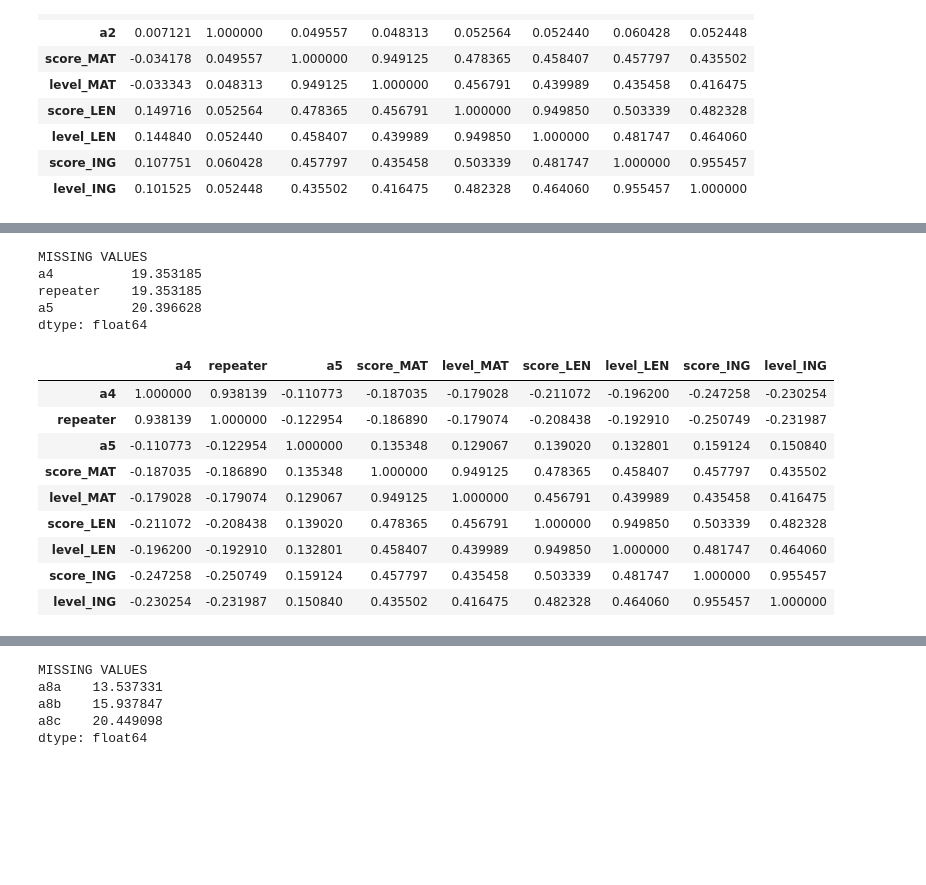
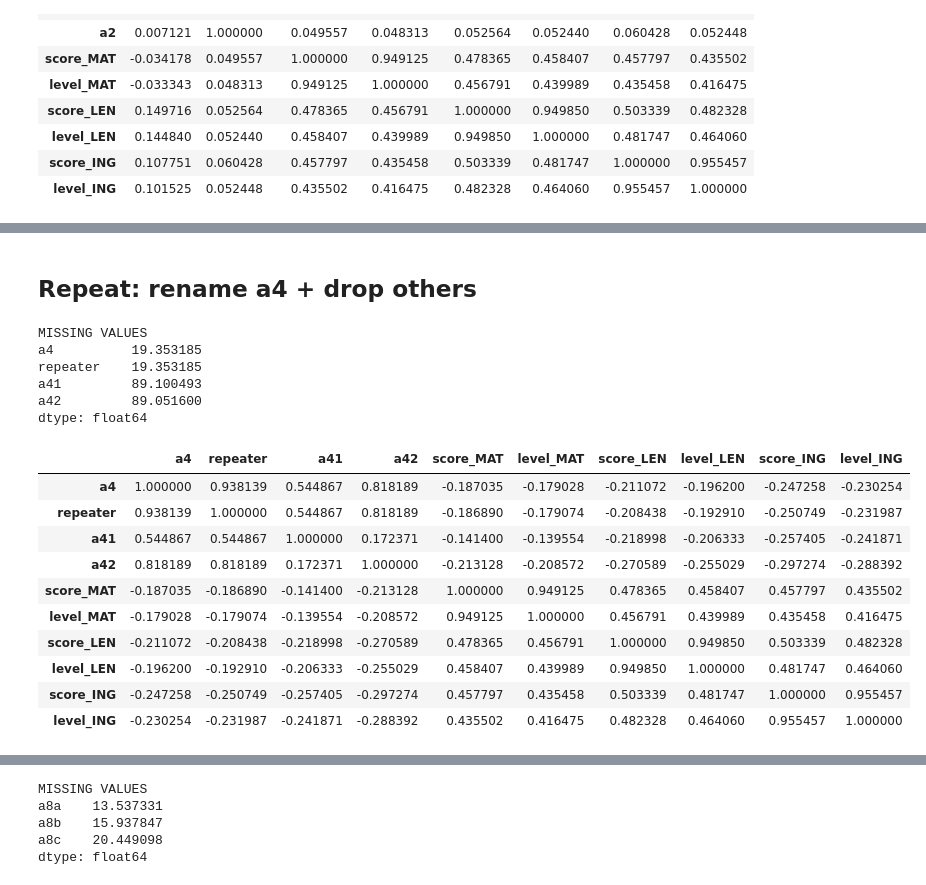
Before and after one commit to aequitas-aod/experiment-ull-dataset-preprocessing, a Jupyter notebook: src/pre_processing/student_questionnaire.ipynb, the cells around one changed output, grey strips where cells are left out. Cells and saved outputs as stored; diff of their text form; code cells hidden in the pictures; blank space fills up the shorter version.

```diff
--- a/src/pre_processing/student_questionnaire.ipynb
+++ b/src/pre_processing/student_questionnaire.ipynb
@@ -177,20 +241,29 @@ dtype: float64
+# %% [markdown]
+## Repeat: rename a4 + drop others
 # %%
-current_columns = ["a4", "repeater", "a5"]
+current_columns = [
+            "a4",
+            "repeater",
+            #
+            "a41",
+            "a42",]
 corr = print_statistics(columns=current_columns)
 corr.style.background_gradient(cmap="coolwarm")
 # %% [output]
 MISSING VALUES
 a4          19.353185
 repeater    19.353185
-a5          20.396628
+a41         89.100493
+a42         89.051600
 dtype: float64
-|  | a4 | repeater | a5 | score_MAT | level_MAT | score_LEN | level_LEN | score_ING | level_ING |
-| a4 | 1.000000 | 0.938139 | -0.110773 | -0.187035 | -0.179028 | -0.211072 | -0.196200 | -0.247258 | -0.230254 |
-| repeater | 0.938139 | 1.000000 | -0.122954 | -0.186890 | -0.179074 | -0.208438 | -0.192910 | -0.250749 | -0.231987 |
-| a5 | -0.110773 | -0.122954 | 1.000000 | 0.135348 | 0.129067 | 0.139020 | 0.132801 | 0.159124 | 0.150840 |
-| score_MAT | -0.187035 | -0.186890 | 0.135348 | 1.000000 | 0.949125 | 0.478365 | 0.458407 | 0.457797 | 0.435502 |
-| level_MAT | -0.179028 | -0.179074 | 0.129067 | 0.949125 | 1.000000 | 0.456791 | 0.439989 | 0.435458 | 0.416475 |
-| score_LEN | -0.211072 | -0.208438 | 0.139020 | 0.478365 | 0.456791 | 1.000000 | 0.949850 | 0.503339 | 0.482328 |
-| level_LEN | -0.196200 | -0.192910 | 0.132801 | 0.458407 | 0.439989 | 0.949850 | 1.000000 | 0.481747 | 0.464060 |
-| score_ING | -0.247258 | -0.250749 | 0.159124 | 0.457797 | 0.435458 | 0.503339 | 0.481747 | 1.000000 | 0.955457 |
-| level_ING | -0.230254 | -0.231987 | 0.150840 | 0.435502 | 0.416475 | 0.482328 | 0.464060 | 0.955457 | 1.000000 |
+|  | a4 | repeater | a41 | a42 | score_MAT | level_MAT | score_LEN | level_LEN | score_ING | level_ING |
+| a4 | 1.000000 | 0.938139 | 0.544867 | 0.818189 | -0.187035 | -0.179028 | -0.211072 | -0.196200 | -0.247258 | -0.230254 |
+| repeater | 0.938139 | 1.000000 | 0.544867 | 0.818189 | -0.186890 | -0.179074 | -0.208438 | -0.192910 | -0.250749 | -0.231987 |
+| a41 | 0.544867 | 0.544867 | 1.000000 | 0.172371 | -0.141400 | -0.139554 | -0.218998 | -0.206333 | -0.257405 | -0.241871 |
+| a42 | 0.818189 | 0.818189 | 0.172371 | 1.000000 | -0.213128 | -0.208572 | -0.270589 | -0.255029 | -0.297274 | -0.288392 |
+| score_MAT | -0.187035 | -0.186890 | -0.141400 | -0.213128 | 1.000000 | 0.949125 | 0.478365 | 0.458407 | 0.457797 | 0.435502 |
+| level_MAT | -0.179028 | -0.179074 | -0.139554 | -0.208572 | 0.949125 | 1.000000 | 0.456791 | 0.439989 | 0.435458 | 0.416475 |
+| score_LEN | -0.211072 | -0.208438 | -0.218998 | -0.270589 | 0.478365 | 0.456791 | 1.000000 | 0.949850 | 0.503339 | 0.482328 |
+| level_LEN | -0.196200 | -0.192910 | -0.206333 | -0.255029 | 0.458407 | 0.439989 | 0.949850 | 1.000000 | 0.481747 | 0.464060 |
+| score_ING | -0.247258 | -0.250749 | -0.257405 | -0.297274 | 0.457797 | 0.435458 | 0.503339 | 0.481747 | 1.000000 | 0.955457 |
+| level_ING | -0.230254 | -0.231987 | -0.241871 | -0.288392 | 0.435502 | 0.416475 | 0.482328 | 0.464060 | 0.955457 | 1.000000 |
```
Also changed, not shown: parts of 51 cells of this notebook, 3 other files.
